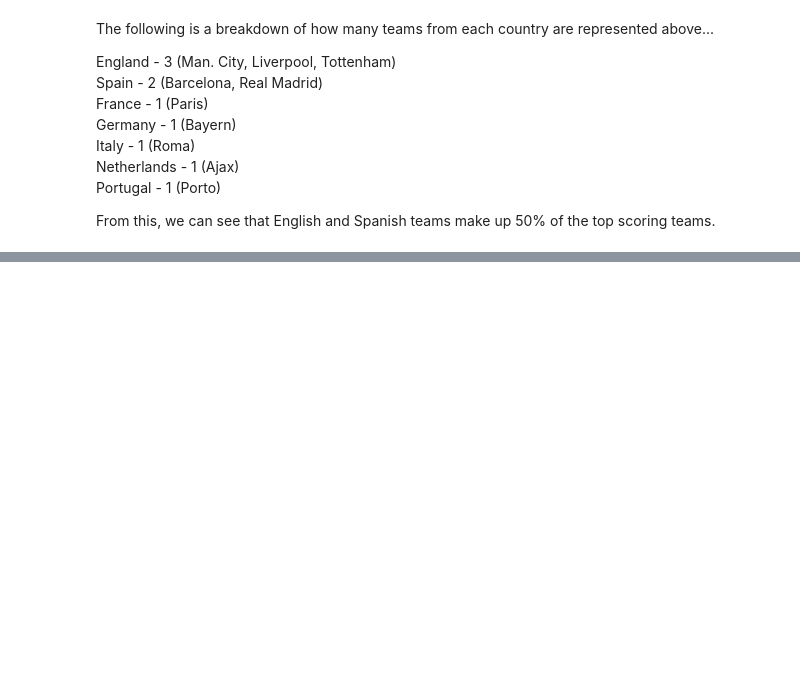
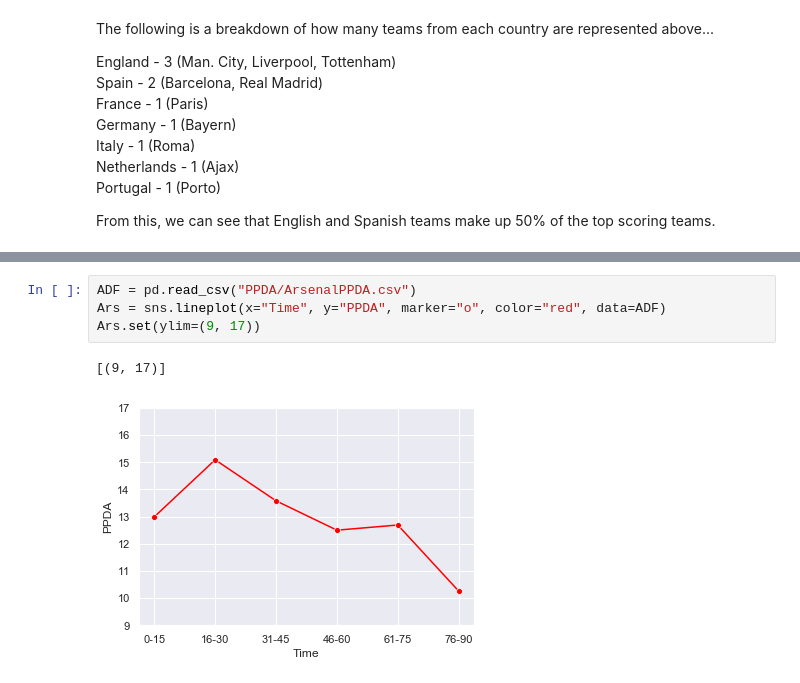
Before and after one commit to hchandra88/SoccerLeaguesAnalysis, a Jupyter notebook: Part2/UCL.ipynb, the cells around one changed output, grey strips where cells are left out. Saved outputs shown, nothing was run; the diff lists cells and outputs as text; blank space fills up the shorter version.

```diff
--- a/Part2/UCL.ipynb
+++ b/Part2/UCL.ipynb
@@ -91,0 +73,7 @@ DataError: No numeric types to aggregate
+# %%
+ADF = pd.read_csv("PPDA/ArsenalPPDA.csv")
+Ars = sns.lineplot(x="Time", y="PPDA", marker="o", color="red", data=ADF)
+Ars.set(ylim=(9, 17))
+# %% [output]
+[(9, 17)]
+[figure, added]
```
Also changed, not shown: parts of 16 cells of this notebook.
